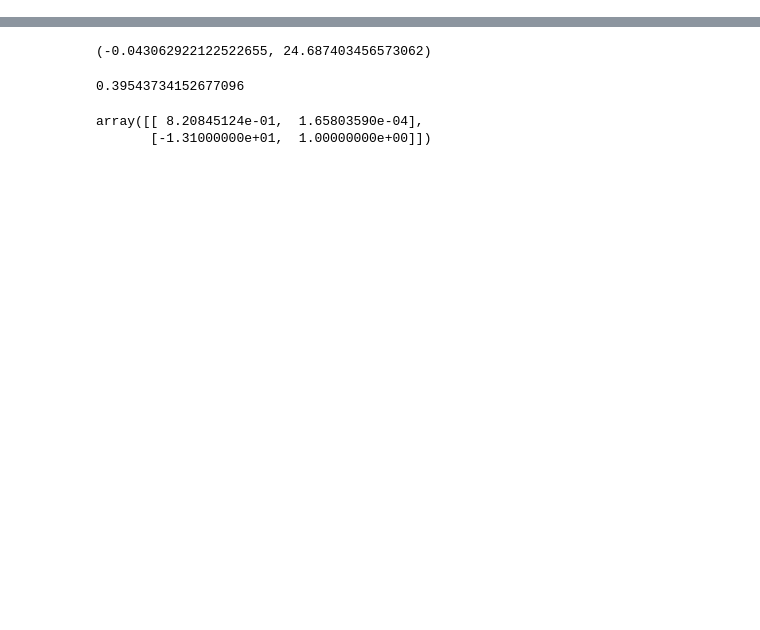
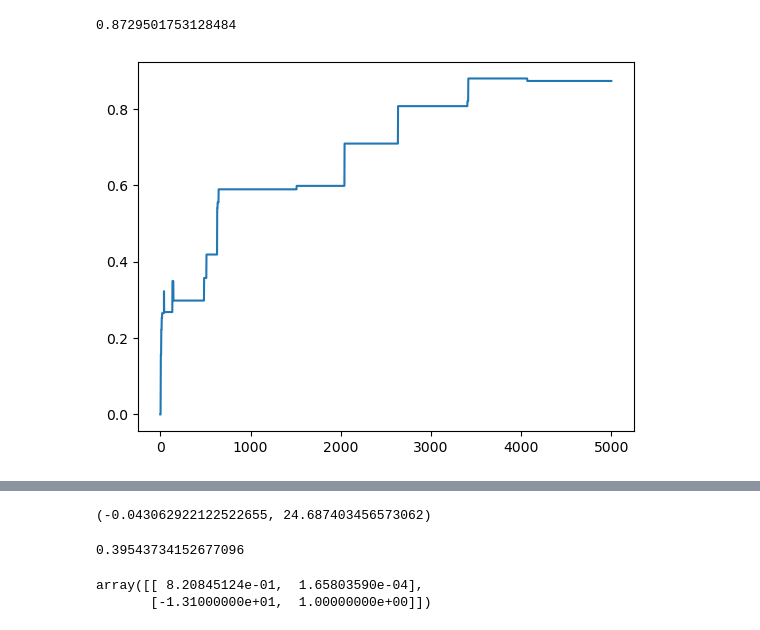
Before and after one commit to giorgionicoletti/InfoTrasduction, a Jupyter notebook: adaptive.ipynb, the cells around one changed output, grey strips where cells are left out. Cells and saved outputs as stored; diff of their text form; code cells hidden in the pictures; blank space fills up the shorter version.

Commit message:
Updated adaptive dynamics

```diff
--- a/adaptive.ipynb
+++ b/adaptive.ipynb
@@ -111,0 +174,15 @@ def find_Sxy_traj(Nsteps, dt, sigma, a, theta_eta, tau_x = 1, theta_y = 1, Nburn
+# %%
+%%time
+
+Nsteps = int(1e5)
+Nadapt = 5000
+sigma = 1.7
+theta_eta = 1.2
+delta_a = 0.05
+
+Lambda = 0.9
+
+dt = 1e-3
+
+a_adapt, L_adapt = adaptive_dynamics(Nadapt, Nsteps, dt, sigma, theta_eta, Lambda, delta_a, p_acc = 0.00)
+a_adapt = abs(a_adapt)
@@ -111,0 +192,6 @@ def find_Sxy_traj(Nsteps, dt, sigma, a, theta_eta, tau_x = 1, theta_y = 1, Nburn
+# %%
+plt.plot(a_adapt)
+print(a_adapt[-1])
+# %% [output]
+0.8729501753128484
+[figure, added]
```
Also changed, not shown: parts of 5 cells of this notebook.
